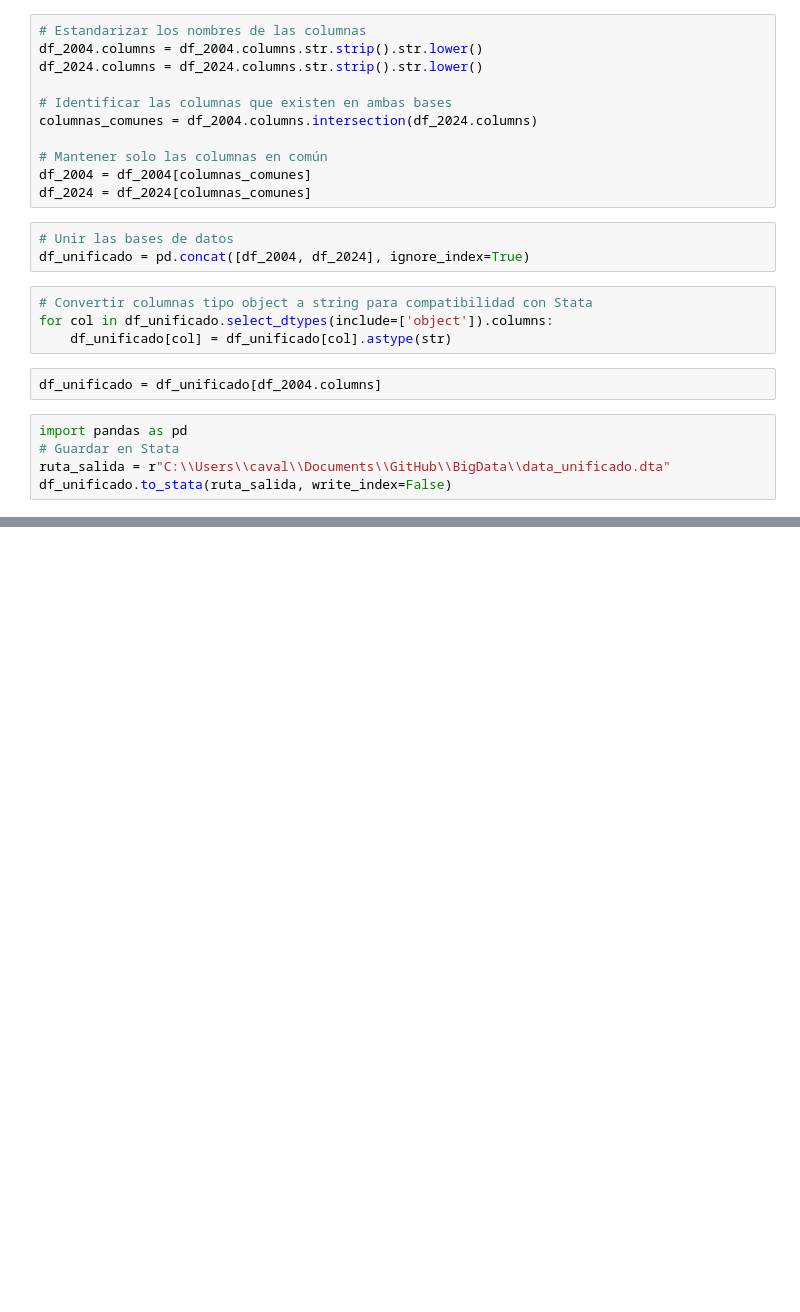
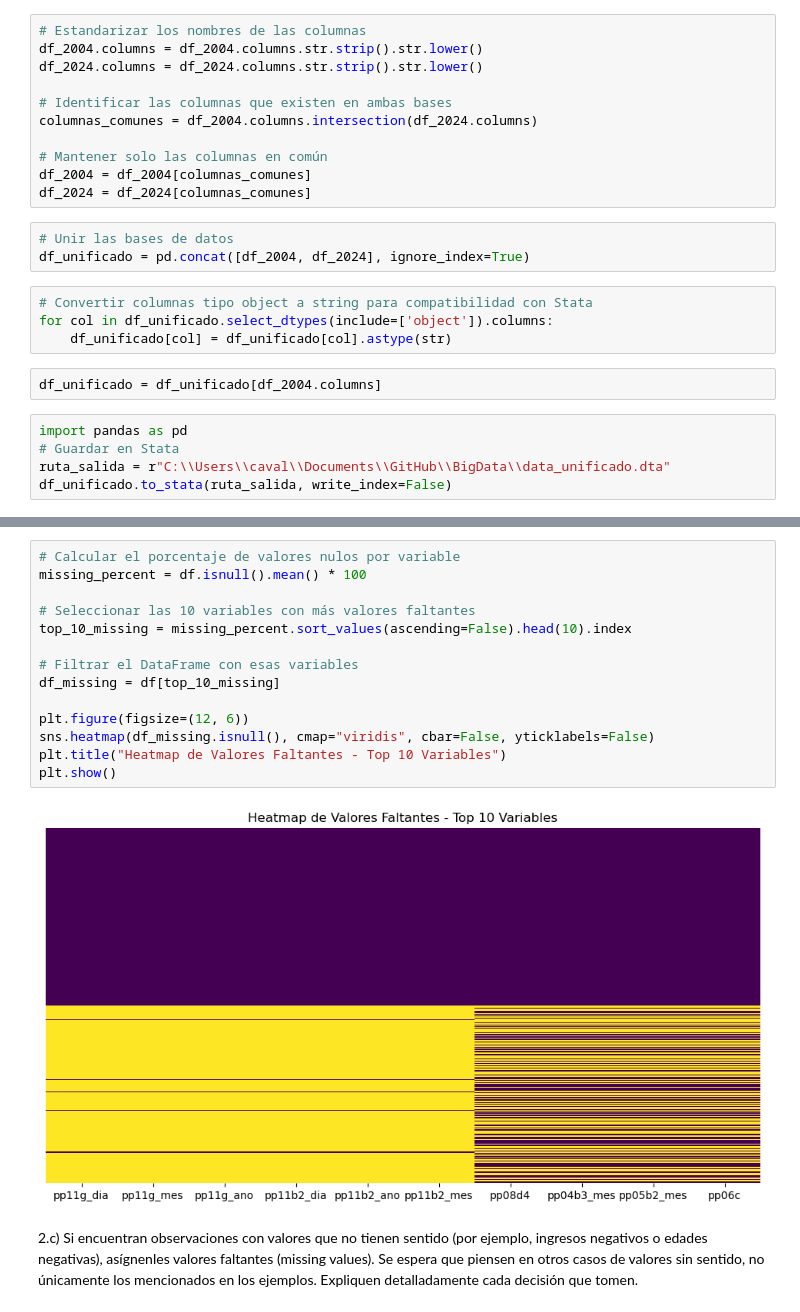
Before and after one commit to tomas-pacheco/BigDataZOE, a Jupyter notebook: Untitled1.ipynb, the cells around one changed output, grey strips where cells are left out. Cells and saved outputs as stored; diff of their text form; blank space fills up the shorter version.

```diff
--- a/Untitled1.ipynb
+++ b/Untitled1.ipynb
@@ -169,0 +226,18 @@ df_unificado.to_stata(ruta_salida, write_index=False)
+# %%
+# Calcular el porcentaje de valores nulos por variable
+missing_percent = df.isnull().mean() * 100
+
+# Seleccionar las 10 variables con más valores faltantes
+top_10_missing = missing_percent.sort_values(ascending=False).head(10).index
+
+# Filtrar el DataFrame con esas variables
+df_missing = df[top_10_missing]
+
+plt.figure(figsize=(12, 6))
+sns.heatmap(df_missing.isnull(), cmap="viridis", cbar=False, yticklabels=False)
+plt.title("Heatmap de Valores Faltantes - Top 10 Variables")
+plt.show()
+# %% [output]
+[figure, added]
+# %% [markdown]
+2.c) Si encuentran observaciones con valores que no tienen sentido (por ejemplo, ingresos negativos o edades negativas), asígnenles valores faltantes (missing values). Se espera que piensen en otros casos de valores sin sentido, no únicamente los mencionados en los ejemplos. Expliquen detalladamente cada decisión que tomen.
```
Also changed, not shown: parts of 6 cells of this notebook.
